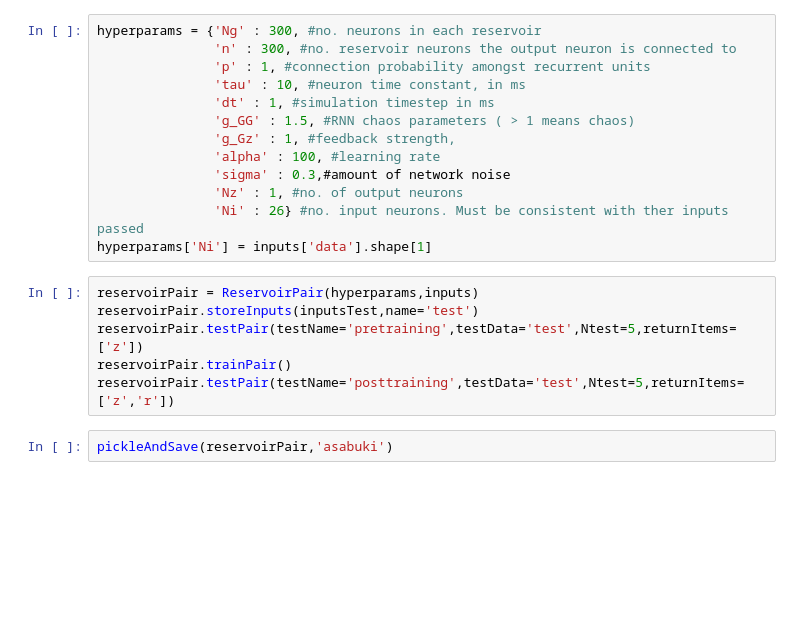
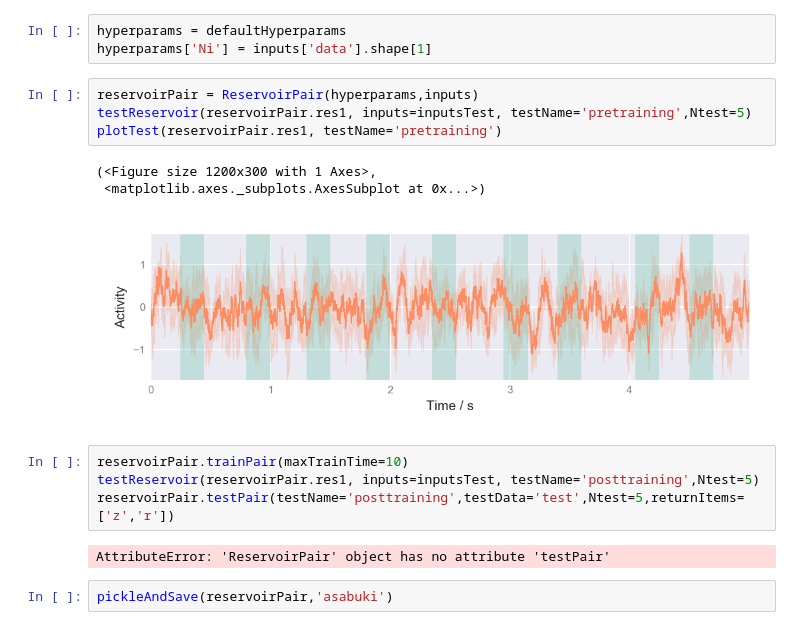
Before and after one commit to TomGeorge1234/ReservoirComputing, a Jupyter notebook: reservoirAsabuki.ipynb, the cells around one changed output. Cells and saved outputs as stored; diff of their text form; blank space fills up the shorter version.

```diff
--- a/reservoirAsabuki.ipynb
+++ b/reservoirAsabuki.ipynb
@@ -16,22 +15,20 @@ inputsTest = getInputs(inputParams,totalTime=10)
-# %%
-hyperparams = {'Ng' : 300, #no. neurons in each reservoir
-               'n' : 300, #no. reservoir neurons the output neuron is connected to
-               'p' : 1, #connection probability amongst recurrent units
-               'tau' : 10, #neuron time constant, in ms
-               'dt' : 1, #simulation timestep in ms
-               'g_GG' : 1.5, #RNN chaos parameters ( > 1 means chaos)
-               'g_Gz' : 1, #feedback strength,
-               'alpha' : 100, #learning rate
-               'sigma' : 0.3,#amount of network noise
-               'Nz' : 1, #no. of output neurons
-               'Ni' : 26} #no. input neurons. Must be consistent with ther inputs passed
-hyperparams['Ni'] = inputs['data'].shape[1]
+# %%
+hyperparams = defaultHyperparams
+hyperparams['Ni'] = inputs['data'].shape[1]
+# %%
+reservoirPair = ReservoirPair(hyperparams,inputs)
+testReservoir(reservoirPair.res1, inputs=inputsTest, testName='pretraining',Ntest=5)
+plotTest(reservoirPair.res1, testName='pretraining')
+# %% [output]
+(<Figure size 1200x300 with 1 Axes>,
+ <matplotlib.axes._subplots.AxesSubplot at 0x...>)
+[figure, added]
 # %%
-reservoirPair = ReservoirPair(hyperparams,inputs)
-reservoirPair.storeInputs(inputsTest,name='test')
-reservoirPair.testPair(testName='pretraining',testData='test',Ntest=5,returnItems=['z'])
-reservoirPair.trainPair()
+reservoirPair.trainPair(maxTrainTime=10)
+testReservoir(reservoirPair.res1, inputs=inputsTest, testName='posttraining',Ntest=5)
 reservoirPair.testPair(testName='posttraining',testData='test',Ntest=5,returnItems=['z','r'])
+# %% [output]
+AttributeError: 'ReservoirPair' object has no attribute 'testPair'
 # %%
 pickleAndSave(reservoirPair,'asabuki')
 # %%
```
Also changed, not shown: parts of 2 cells of this notebook, 15 other files.
